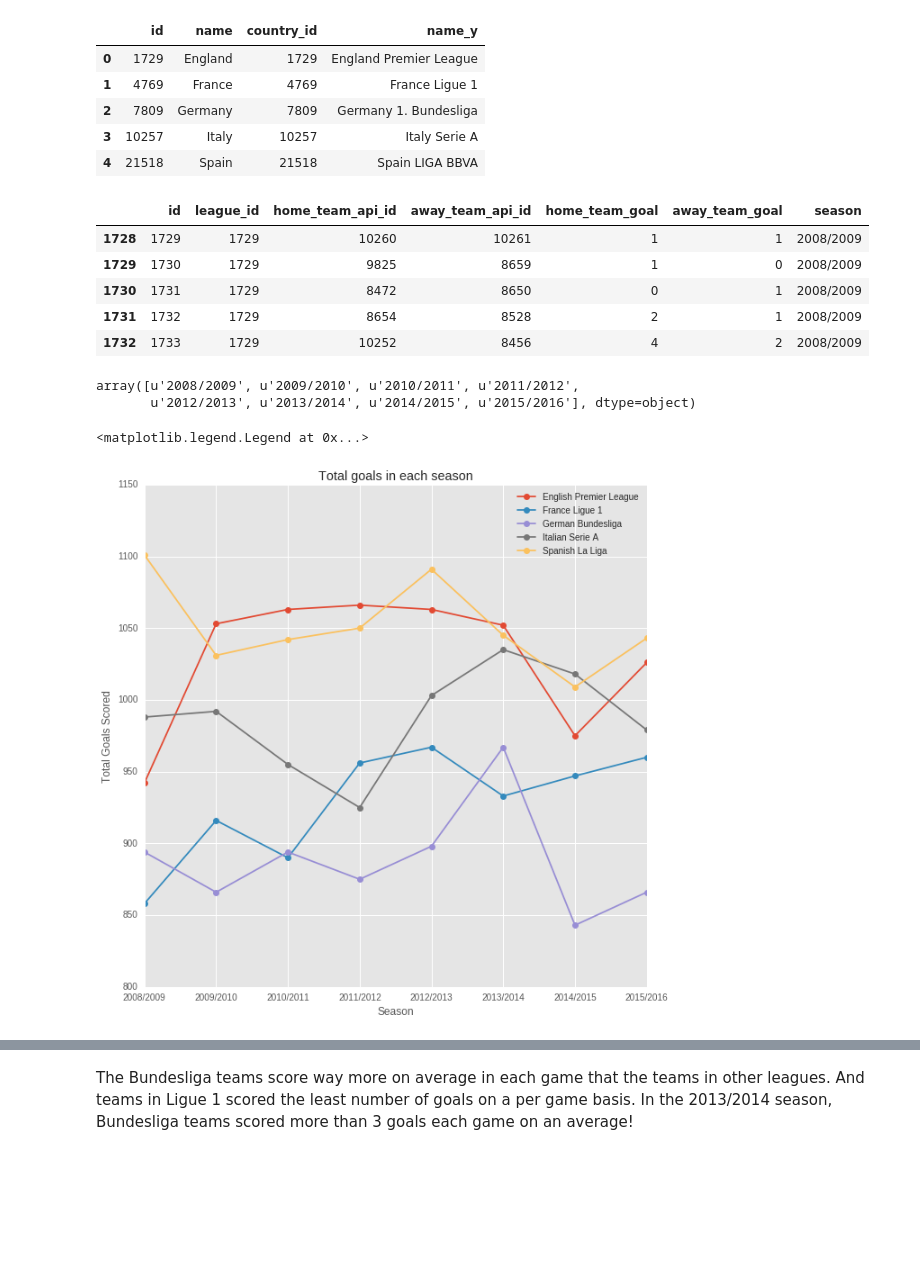
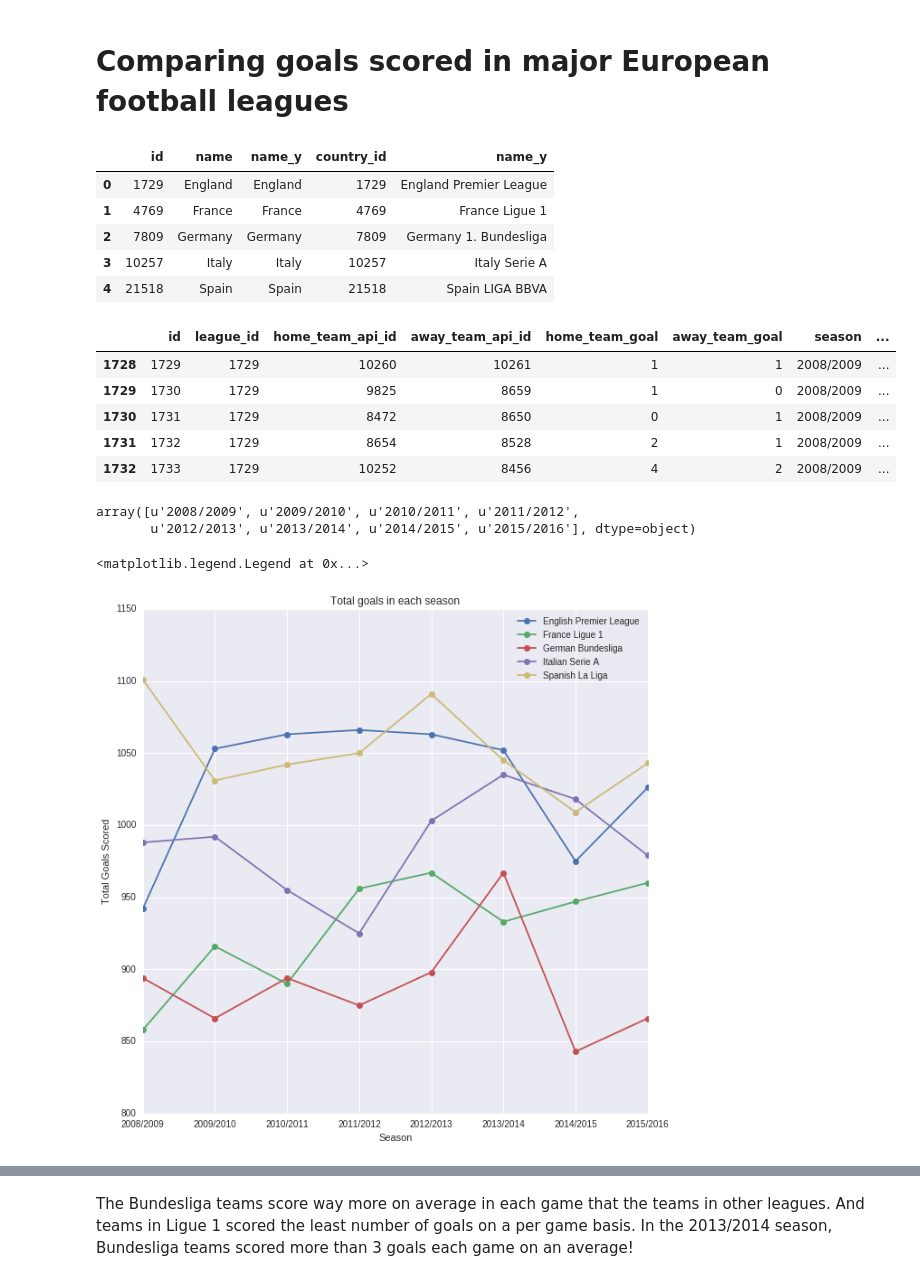
Before and after one commit to rsibi/Springboard, a Jupyter notebook: DataStory/European Leagues.ipynb, the cells around one changed output, grey strips where cells are left out. Saved outputs shown, nothing was run; the diff lists cells and outputs as text; code cells hidden in the pictures; blank space fills up the shorter version.

```diff
--- a/DataStory/European Leagues.ipynb
+++ b/DataStory/European Leagues.ipynb
@@ -3,3 +1,5 @@
+# %% [markdown]
+# Comparing goals scored in major European football leagues
 # %%
 %matplotlib inline
 
@@ -11,23 +11,23 @@ import sqlite3
 import numpy as np
 from numpy import random
 
-#load data (make sure you have downloaded database.sqlite)
-with sqlite3.connect('../DataStory/database.sqlite') as con:
+with sqlite3.connect('/home/sibi/Springboard/Data/database.sqlite') as con:
     countries = pd.read_sql_query("SELECT * from Country", con)
     matches = pd.read_sql_query("SELECT * from Match", con)
     leagues = pd.read_sql_query("SELECT * from League", con)
     teams = pd.read_sql_query("SELECT * from Team", con)
     tempmatch = pd.read_sql_query("SELECT * from Match", con)
 # %%
+#Subsetting the five countries of interest
 main_countries = ['England','France','Germany','Italy','Spain']
 countries = countries[countries.name.isin(main_countries)]
 leagues = countries.merge(leagues,on='id',suffixes=('', '_y'))
 seasons = matches.season.unique()
 leagues
 # %% [output]
-|  | id | name | country_id | name_y |
-| 0 | 1729 | England | 1729 | England Premier League |
-| 1 | 4769 | France | 4769 | France Ligue 1 |
-| 2 | 7809 | Germany | 7809 | Germany 1. Bundesliga |
-| 3 | 10257 | Italy | 10257 | Italy Serie A |
-| 4 | 21518 | Spain | 21518 | Spain LIGA BBVA |
+|  | id | name | name_y | country_id | name_y |
+| 0 | 1729 | England | England | 1729 | England Premier League |
+| 1 | 4769 | France | France | 4769 | France Ligue 1 |
+| 2 | 7809 | Germany | Germany | 7809 | Germany 1. Bundesliga |
+| 3 | 10257 | Italy | Italy | 10257 | Italy Serie A |
+| 4 | 21518 | Spain | Spain | 21518 | Spain LIGA BBVA |
@@ -36,12 +34,24 @@ leagues
+# %%
+def res(row):
+    if row['home_team_goal'] == row['away_team_goal']:
+        val = 0
+    elif row['home_team_goal'] > row['away_team_goal']:
+        val = 1
+    else:
+        val = -1
+    return val
 # %%
+#Merge the leagues with corresponding matches
 req_matches = matches[matches.league_id.isin(leagues['id'])]
 req_matches = req_matches[['id','league_id','home_team_api_id','away_team_api_id','home_team_goal','away_team_goal','season']]
+req_matches["total_goals"] = req_matches['home_team_goal'] + req_matches['away_team_goal']
+req_matches["result"] = req_matches.apply(res,axis = 1)
 req_matches.dropna(inplace=True)
 req_matches.head()
 # %% [output]
-|  | id | league_id | home_team_api_id | away_team_api_id | home_team_goal | away_team_goal | season |
-| 1728 | 1729 | 1729 | 10260 | 10261 | 1 | 1 | 2008/2009 |
-| 1729 | 1730 | 1729 | 9825 | 8659 | 1 | 0 | 2008/2009 |
-| 1730 | 1731 | 1729 | 8472 | 8650 | 0 | 1 | 2008/2009 |
-| 1731 | 1732 | 1729 | 8654 | 8528 | 2 | 1 | 2008/2009 |
-| 1732 | 1733 | 1729 | 10252 | 8456 | 4 | 2 | 2008/2009 |
+|  | id | league_id | home_team_api_id | away_team_api_id | home_team_goal | away_team_goal | season | ... |
+| 1728 | 1729 | 1729 | 10260 | 10261 | 1 | 1 | 2008/2009 | ... |
+| 1729 | 1730 | 1729 | 9825 | 8659 | 1 | 0 | 2008/2009 | ... |
+| 1730 | 1731 | 1729 | 8472 | 8650 | 0 | 1 | 2008/2009 | ... |
+| 1731 | 1732 | 1729 | 8654 | 8528 | 2 | 1 | 2008/2009 | ... |
+| 1732 | 1733 | 1729 | 10252 | 8456 | 4 | 2 | 2008/2009 | ... |
@@ -75,18 +78,19 @@ array([u'2008/2009', u'2009/2010', u'2010/2011', u'2011/2012',
 # %%
 #Plotting total goals scored each season
 fig = plt.figure(figsize=(10, 10))
 plt.title("Total goals in each season")
 plt.xticks(range(len(seasons)),seasons)
 plt.style.use('ggplot')
 plt.xlabel("Season")
 plt.ylabel("Total Goals Scored")
-plt.plot(range(len(seasons)),e.total_goals.sum().values,label = "English Premier League", marker = 'o')
-plt.plot(range(len(seasons)),f.total_goals.sum().values,label = "France Ligue 1", marker = 'o')
-plt.plot(range(len(seasons)),g.total_goals.sum().values,label = "German Bundesliga", marker = 'o')
-plt.plot(range(len(seasons)),i.total_goals.sum().values,label = "Italian Serie A", marker = 'o')
-plt.plot(range(len(seasons)),s.total_goals.sum().values,label = "Spanish La Liga", marker = 'o')
+num_seasons = range(len(seasons))
+plt.plot(num_seasons,e.total_goals.sum().values,label = "English Premier League", marker = 'o')
+plt.plot(num_seasons,f.total_goals.sum().values,label = "France Ligue 1", marker = 'o')
+plt.plot(num_seasons,g.total_goals.sum().values,label = "German Bundesliga", marker = 'o')
+plt.plot(num_seasons,i.total_goals.sum().values,label = "Italian Serie A", marker = 'o')
+plt.plot(num_seasons,s.total_goals.sum().values,label = "Spanish La Liga", marker = 'o')
 plt.legend()
 # %% [output]
 <matplotlib.legend.Legend at 0x...>
-[figure, old version]
+[figure, new version]
 # %% [markdown]
```
Also changed, not shown: parts of 11 cells of this notebook.
